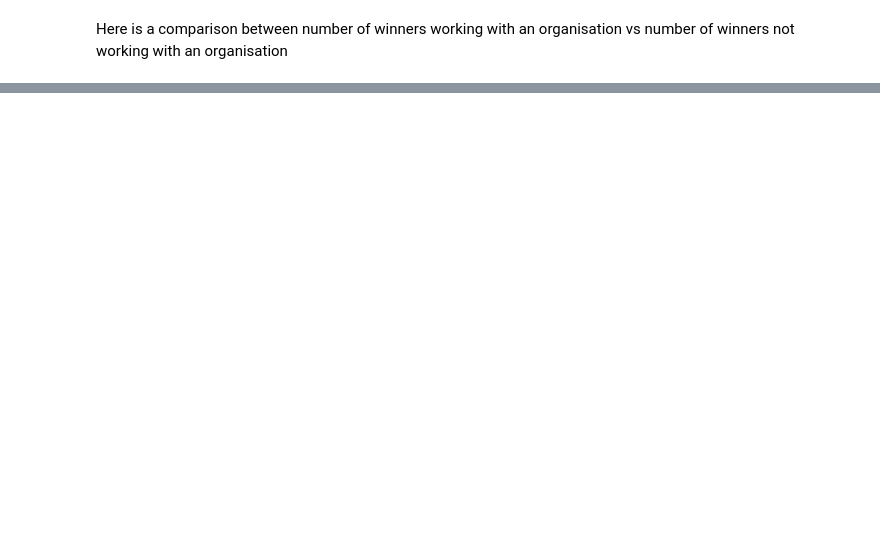
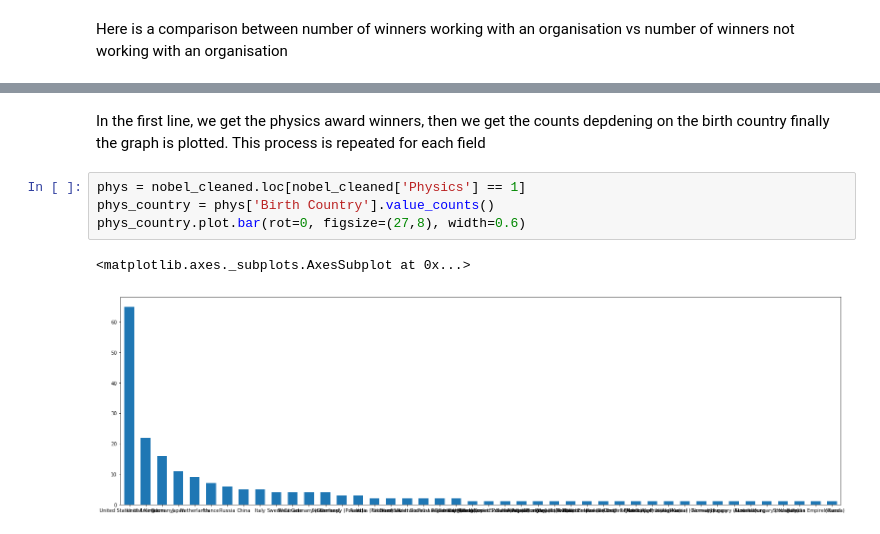
Before and after one commit to maggieezzat/Visual-History-of-Nobel-Prize-Winners, a Jupyter notebook: DE-project(Data Cleaning).ipynb, the cells around one changed output, grey strips where cells are left out. Drawn from its saved outputs; the diff is of its cells as text; blank space fills up the shorter version.

Commit message:
Doing my part, representing each field count per counry

```diff
--- a/DE-project(Data Cleaning).ipynb
+++ b/DE-project(Data Cleaning).ipynb
@@ -785,0 +823,12 @@ df.plot.bar(x='individuals', y='prizes', rot=0)
+# %% [markdown]
+In the first line, we get the physics award winners,
+then we get the counts depdening on the birth country
+finally the graph is plotted.
+This process is repeated for each field
+# %%
+phys = nobel_cleaned.loc[nobel_cleaned['Physics'] == 1]
+phys_country = phys['Birth Country'].value_counts()
+phys_country.plot.bar(rot=0, figsize=(27,8), width=0.6)
+# %% [output]
+<matplotlib.axes._subplots.AxesSubplot at 0x...>
+[figure, added]
```
Also changed, not shown: parts of 19 cells of this notebook.
